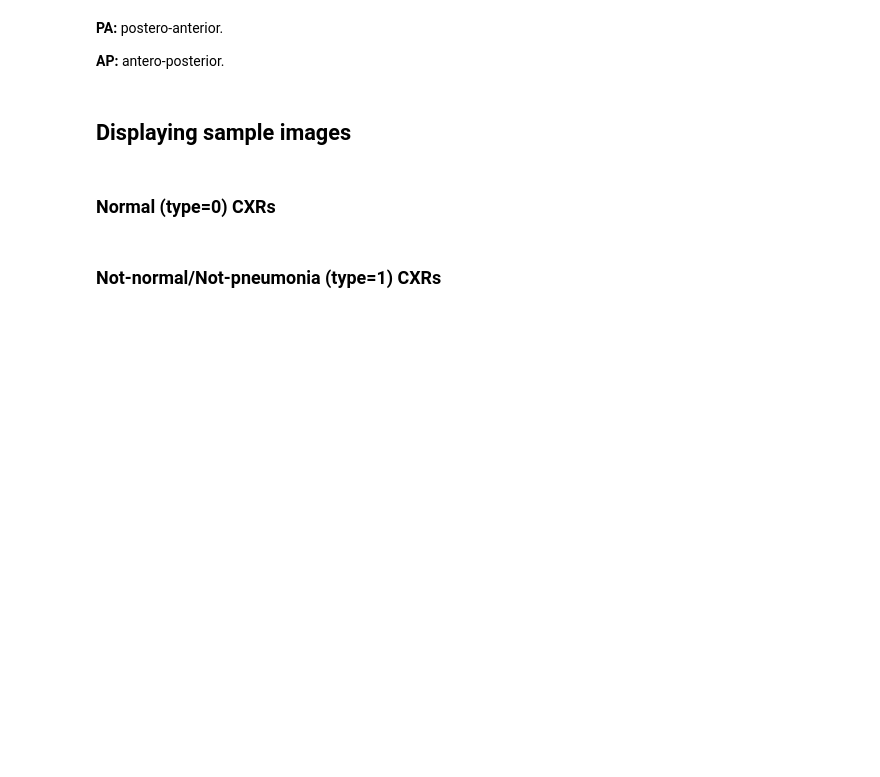
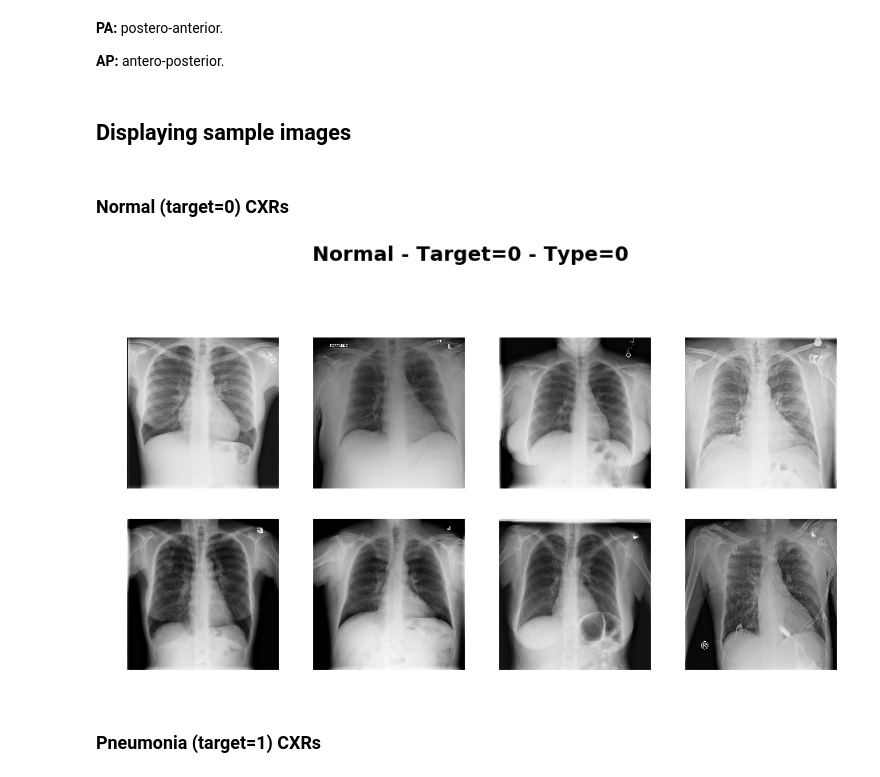
Before and after one commit to EiroaMD/final_project_IH_pneumonia, a Jupyter notebook: 3_EDA.ipynb, the cells around one changed output. Drawn from its saved outputs; the diff is of its cells as text; code cells hidden in the pictures; blank space fills up the shorter version.

```diff
--- a/3_EDA.ipynb
+++ b/3_EDA.ipynb
@@ -40,7 +40,7 @@ PATH = 'data/' # root
 CSV_PATH = os.path.join(PATH,'csv') # folder with csv datasets
 DICOM_PATH = os.path.join(PATH, 'pool') # folder containing all of the dicom files
 JPG_PATH = os.path.join(PATH, 'pool_jpg') # folder containing all the converted jpg files
-DESTINATION_PATH = os.path.join(PATH, 'sorted_3') # Folder where the train and test subsets will be located
+DESTINATION_PATH = os.path.join(PATH, 'sorted_balanced') # Folder where the train and test subsets will be located
 
 # Train folder
 TRAIN_PATH = os.path.join(DESTINATION_PATH, 'train')
@@ -59,9 +59,6 @@ TEST_PATH = os.path.join(DESTINATION_PATH, 'test')
 TEST_NORMAL_PATH = os.path.join(TEST_PATH, 'normal')
 TEST_NNNP_PATH = os.path.join(TEST_PATH, 'nnnp')
 TEST_PNEUMONIA_PATH = os.path.join(TEST_PATH, 'pneumonia')
-# %%
-for i in [TRAIN_NORMAL_PATH, TRAIN_NNNP_PATH, TRAIN_PNEUMONIA_PATH, VAL_NORMAL_PATH, VAL_NNNP_PATH, VAL_PNEUMONIA_PATH, TEST_NORMAL_PATH, TEST_NNNP_PATH, TEST_PNEUMONIA_PATH]:
-    print('{} contains {} images'.format(i,len(os.listdir(i))))
 # %% [markdown]
 ### CSVs
 # %%
@@ -398,23 +406,25 @@ ncols = 4
 # Index for iterating over images
 pic_index = 0
 # %% [markdown]
-### Normal (type=0) CXRs
+### Normal (target=0) CXRs
 # %%
 pic_index += 8
 next_normal_pix = [os.path.join(TRAIN_NORMAL_PATH, fname)
                    for fname in os.listdir(TRAIN_NORMAL_PATH)[pic_index-8:pic_index]]
 
 fig = plt.figure(figsize=(25,25))
 fig.set_size_inches(ncols * 4, nrows * 4)
-fig.suptitle('Normal - Type=0', fontsize=25, fontweight=800)
+fig.suptitle('Normal - Target=0 - Type=0', fontsize=25, fontweight=800)
 for i, img_path in enumerate(next_normal_pix):
     # Set up subplot; subplot indices start at 1
     sp = plt.subplot(nrows, ncols, i + 1)
     sp.axis('Off') # Don't show axes (or gridlines)
     img = mpimg.imread(img_path)
     plt.imshow(img, cmap=plt.cm.gist_gray)
 plt.show()
+# %% [output]
+[figure, added]
 # %% [markdown]
-### Not-normal/Not-pneumonia (type=1) CXRs
+### Pneumonia (target=1) CXRs
 # %%
 pic_index += 8
```
Also changed, not shown: parts of 7 cells of this notebook, 9 other files.
